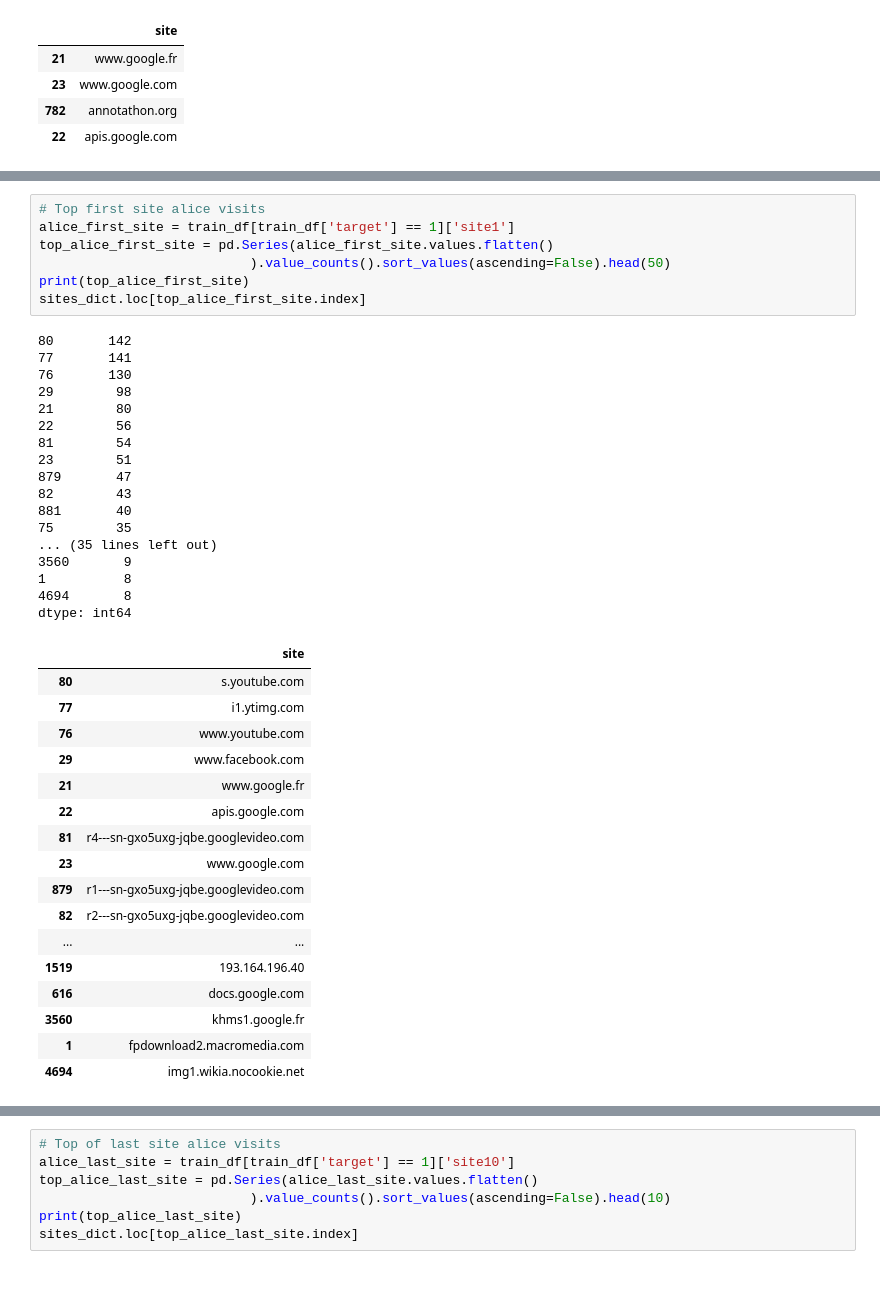
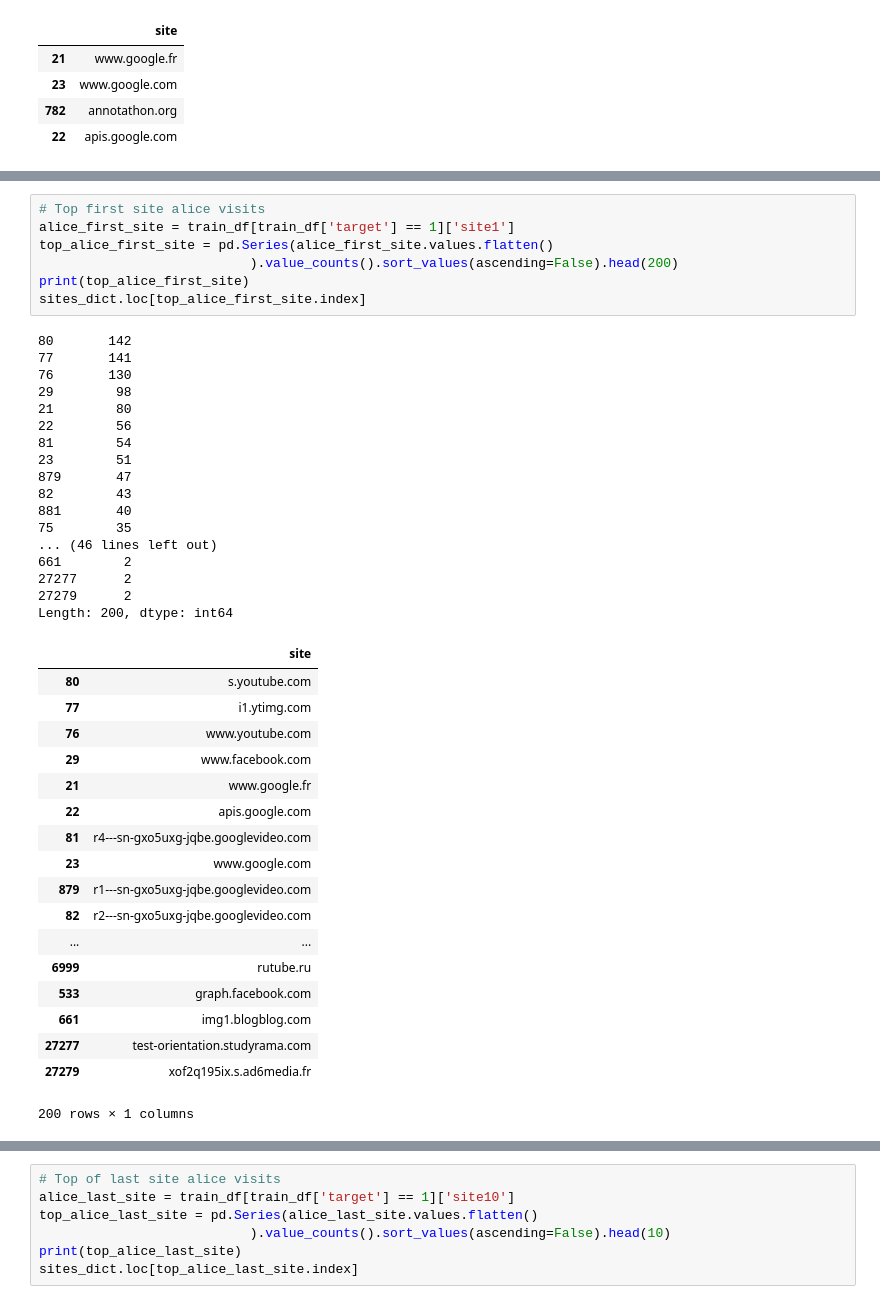
Before and after one commit to wtfleming/mlcourse.ai, a Jupyter notebook: jupyter_english/assignments_spring2019/assignment-1-part-1-submissions/data-exploration.ipynb, the cells around one changed output, grey strips where cells are left out. Drawn from its saved outputs; the diff is of its cells as text.

```diff
--- a/jupyter_english/assignments_spring2019/assignment-1-part-1-submissions/data-exploration.ipynb
+++ b/jupyter_english/assignments_spring2019/assignment-1-part-1-submissions/data-exploration.ipynb
@@ -193,44 +211,45 @@ dtype: int64
 # Top first site alice visits
 alice_first_site = train_df[train_df['target'] == 1]['site1']
 top_alice_first_site = pd.Series(alice_first_site.values.flatten()
-                           ).value_counts().sort_values(ascending=False).head(50)
+                           ).value_counts().sort_values(ascending=False).head(200)
 print(top_alice_first_site)
 sites_dict.loc[top_alice_first_site.index]
 # %% [output]
 80       142
 77       141
 76       130
 29        98
 21        80
 22        56
 81        54
 23        51
 879       47
 82        43
 881       40
 75        35
-... (35 lines left out)
-3560       9
-1          8
-4694       8
-dtype: int64
+... (46 lines left out)
+661        2
+27277      2
+27279      2
+Length: 200, dtype: int64
 |  | site |
 | 80 | s.youtube.com |
 | 77 | i1.ytimg.com |
 | 76 | www.youtube.com |
 | 29 | www.facebook.com |
 | 21 | www.google.fr |
 | 22 | apis.google.com |
 | 81 | r4---sn-gxo5uxg-jqbe.googlevideo.com |
 | 23 | www.google.com |
 | 879 | r1---sn-gxo5uxg-jqbe.googlevideo.com |
 | 82 | r2---sn-gxo5uxg-jqbe.googlevideo.com |
 | ... | ... |
-| 1519 | 193.164.196.40 |
-| 616 | docs.google.com |
-| 3560 | khms1.google.fr |
-| 1 | fpdownload2.macromedia.com |
-| 4694 | img1.wikia.nocookie.net |
+| 6999 | rutube.ru |
+| 533 | graph.facebook.com |
+| 661 | img1.blogblog.com |
+| 27277 | test-orientation.studyrama.com |
+| 27279 | xof2q195ix.s.ad6media.fr |
+200 rows × 1 columns
 # %%
 top_alice_first_site.index.values
 # %% [output]
```
Also changed, not shown: parts of 2 cells of this notebook, 19 other files.
